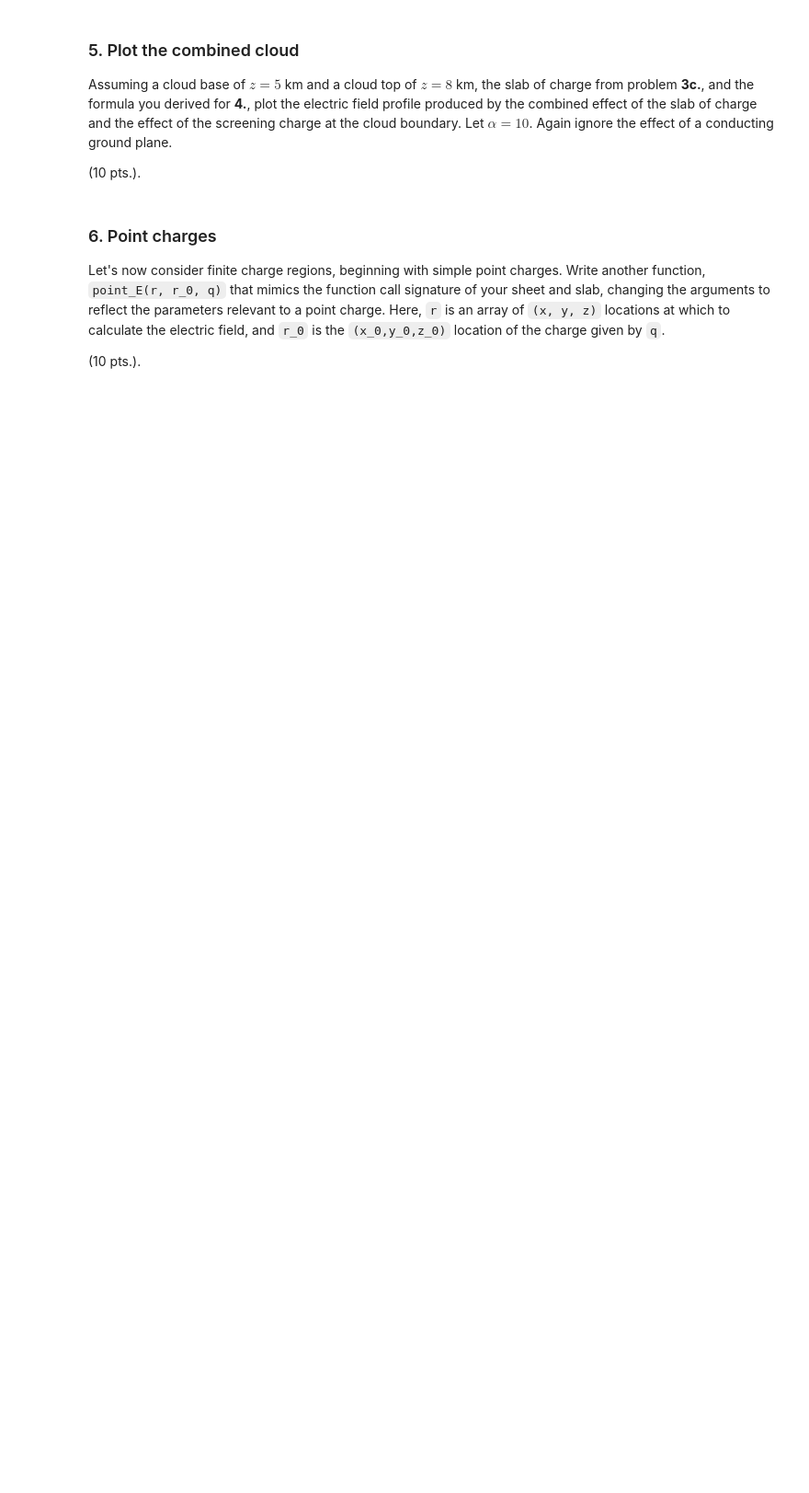
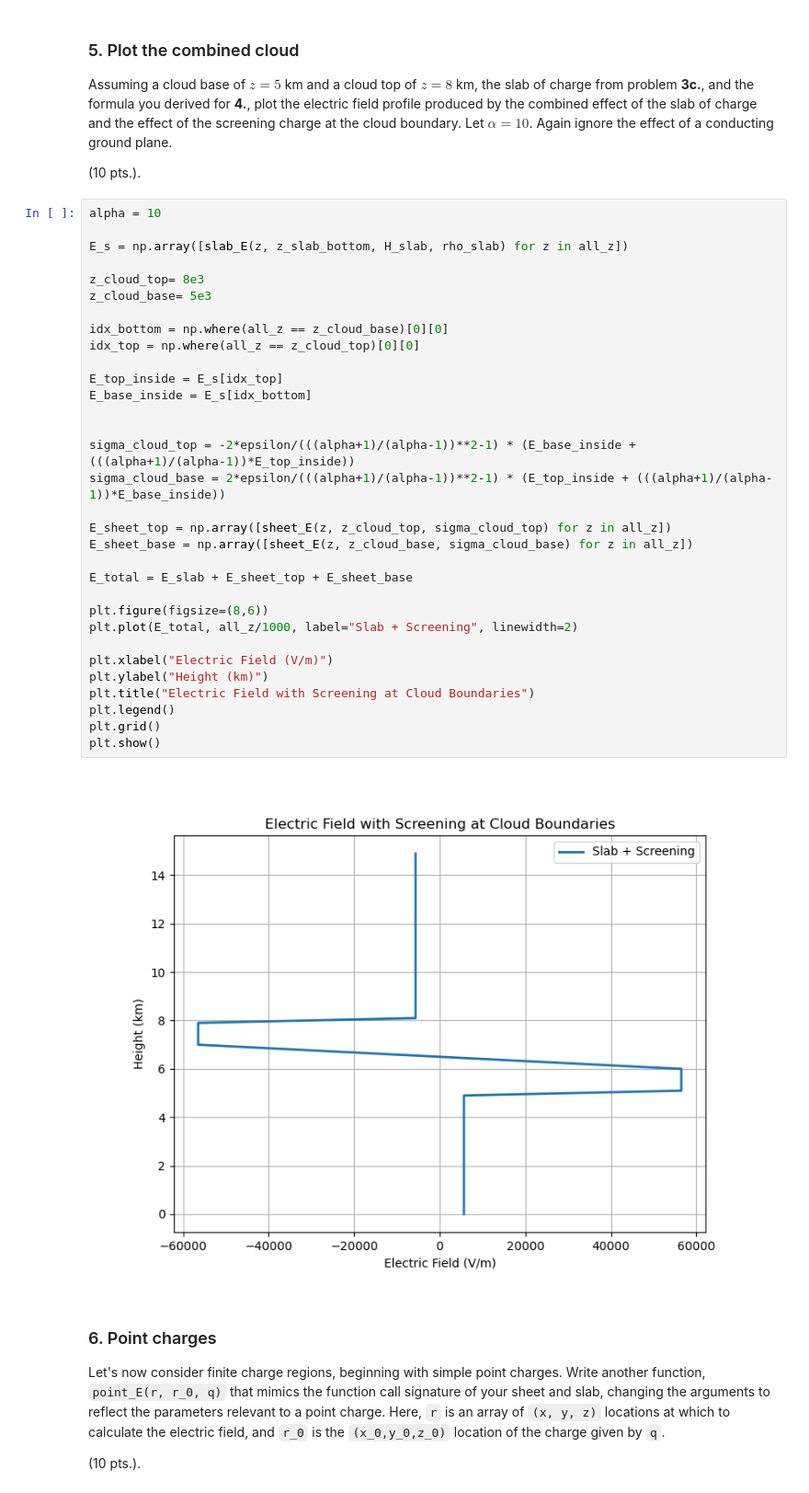
Before and after one commit to anbenz/Electricity, a Jupyter notebook: hw2.ipynb, the cells around one changed output. Shown at 92% size. Cells and saved outputs as stored; diff of their text form; blank space fills up the shorter version.

```diff
--- a/hw2.ipynb
+++ b/hw2.ipynb
@@ -120,6 +286,40 @@ $
 Assuming a cloud base of $z=5$ km and a cloud top of $z=8$ km, the slab of charge from problem **3c.**, and the formula you derived for **4.**, plot the electric field profile produced by the combined effect of the slab of charge and the effect of the screening charge at the cloud boundary. Let $\alpha = 10$. Again ignore the effect of a conducting ground plane.
 
 <span class="ecb">(10 pts.)</span>.
+# %%
+alpha = 10
+
+E_s = np.array([slab_E(z, z_slab_bottom, H_slab, rho_slab) for z in all_z])
+
+z_cloud_top= 8e3
+z_cloud_base= 5e3
+
+idx_bottom = np.where(all_z == z_cloud_base)[0][0]
+idx_top = np.where(all_z == z_cloud_top)[0][0]
+
+E_top_inside = E_s[idx_top]
+E_base_inside = E_s[idx_bottom]
+
+
+sigma_cloud_top = -2*epsilon/(((alpha+1)/(alpha-1))**2-1) * (E_base_inside + (((alpha+1)/(alpha-1))*E_top_inside))
+sigma_cloud_base = 2*epsilon/(((alpha+1)/(alpha-1))**2-1) * (E_top_inside + (((alpha+1)/(alpha-1))*E_base_inside))
+
+E_sheet_top = np.array([sheet_E(z, z_cloud_top, sigma_cloud_top) for z in all_z])
+E_sheet_base = np.array([sheet_E(z, z_cloud_base, sigma_cloud_base) for z in all_z])
+
+E_total = E_slab + E_sheet_top + E_sheet_base
+
+plt.figure(figsize=(8,6))
+plt.plot(E_total, all_z/1000, label="Slab + Screening", linewidth=2)
+
+plt.xlabel("Electric Field (V/m)")
+plt.ylabel("Height (km)")
+plt.title("Electric Field with Screening at Cloud Boundaries")
+plt.legend()
+plt.grid()
+plt.show()
+# %% [output]
+[figure, added]
 # %% [markdown]
 ### 6. Point charges
 
```
Also changed, not shown: parts of 13 cells of this notebook.
